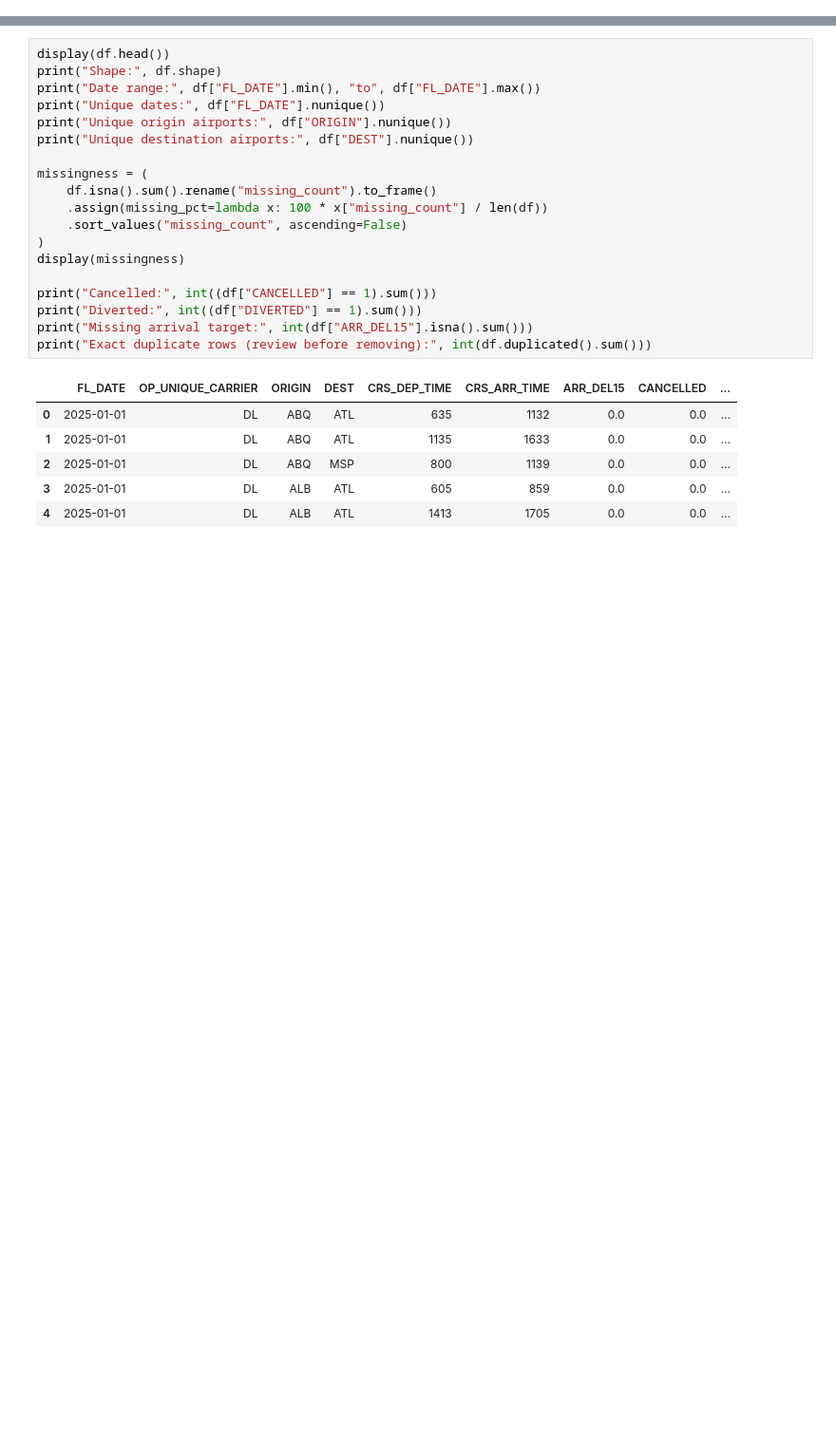
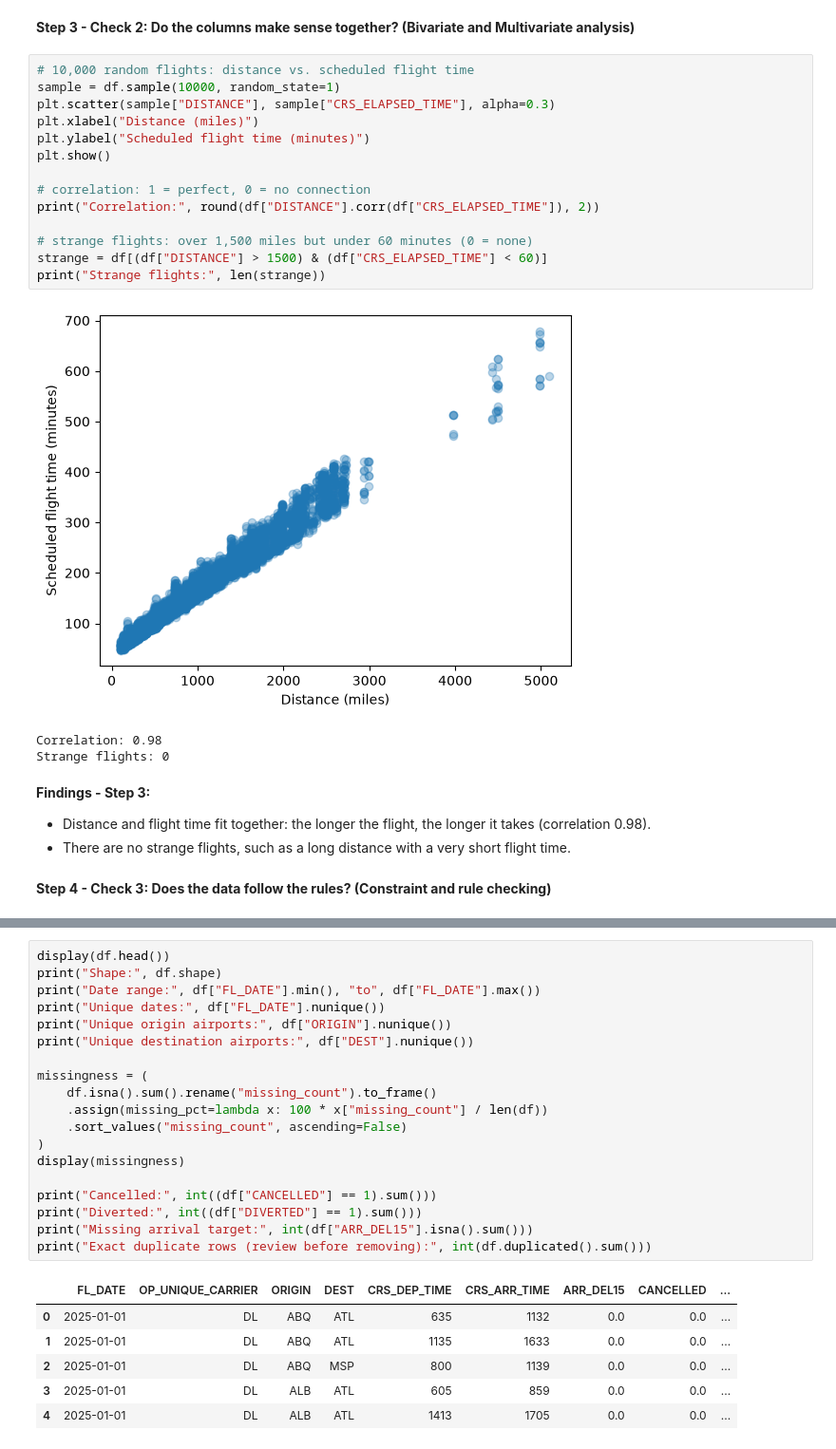
Before and after one commit to Malou100701/MachineLearning2026, a Jupyter notebook: flight_delay_analysis_starter.ipynb, the cells around one changed output, grey strips where cells are left out. Shown at 95% size. Drawn from its saved outputs; the diff is of its cells as text; blank space fills up the shorter version.

Commit message:
første rettelser til EDA og data kvalitet

```diff
--- a/flight_delay_analysis_starter.ipynb
+++ b/flight_delay_analysis_starter.ipynb
@@ -115,0 +206,26 @@ Inspect the dataset structure and missing values **before** deciding how to hand
+# %% [markdown]
+**Step 3 - Check 2: Do the columns make sense together? (Bivariate and Multivariate analysis)**
+# %%
+# 10,000 random flights: distance vs. scheduled flight time
+sample = df.sample(10000, random_state=1)
+plt.scatter(sample["DISTANCE"], sample["CRS_ELAPSED_TIME"], alpha=0.3)
+plt.xlabel("Distance (miles)")
+plt.ylabel("Scheduled flight time (minutes)")
+plt.show()
+
+# correlation: 1 = perfect, 0 = no connection
+print("Correlation:", round(df["DISTANCE"].corr(df["CRS_ELAPSED_TIME"]), 2))
+
+# strange flights: over 1,500 miles but under 60 minutes (0 = none)
+strange = df[(df["DISTANCE"] > 1500) & (df["CRS_ELAPSED_TIME"] < 60)]
+print("Strange flights:", len(strange))
+# %% [output]
+[figure, added]
+Correlation: 0.98
+Strange flights: 0
+# %% [markdown]
+**Findings - Step 3:**
+- Distance and flight time fit together: the longer the flight, the longer it takes (correlation 0.98).
+- There are no strange flights, such as a long distance with a very short flight time.
+# %% [markdown]
+**Step 4 - Check 3: Does the data follow the rules? (Constraint and rule checking)**
```
Also changed, not shown: parts of 17 cells of this notebook.
